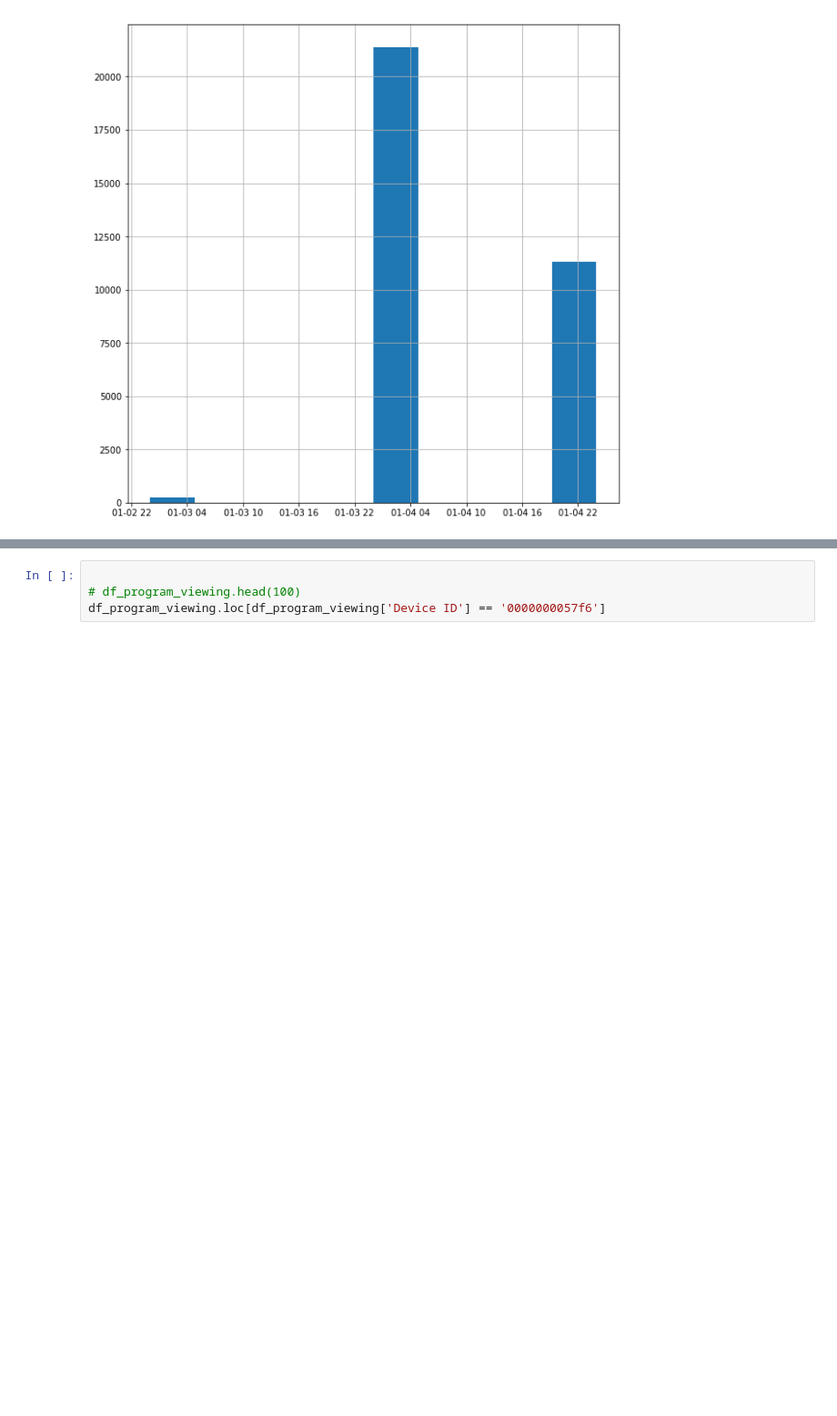
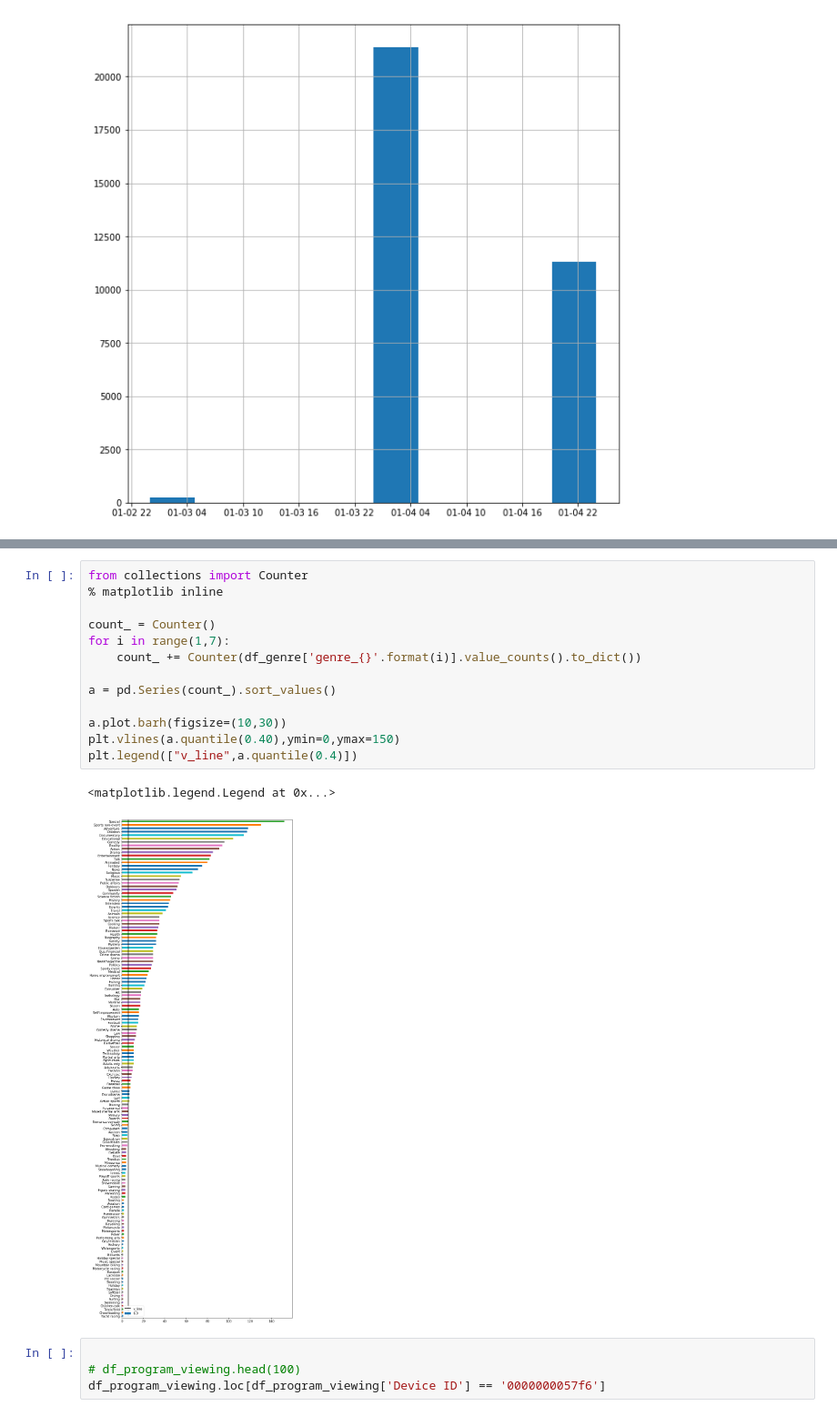
Before and after one commit to bareini/Genre-Prediction-with-Structured-Models, a Jupyter notebook: ml_project.ipynb, the cells around one changed output, grey strips where cells are left out. Shown at 91% size. Cells and saved outputs as stored; diff of their text form; blank space fills up the shorter version.

```diff
--- a/ml_project.ipynb
+++ b/ml_project.ipynb
@@ -59,3 +66,19 @@ TypeError: unhashable type: 'slice'
+# %%
+from collections import Counter
+% matplotlib inline
+
+count_ = Counter()
+for i in range(1,7):
+    count_ += Counter(df_genre['genre_{}'.format(i)].value_counts().to_dict())
+
+a = pd.Series(count_).sort_values()
+
+a.plot.barh(figsize=(10,30))
+plt.vlines(a.quantile(0.40),ymin=0,ymax=150)
+plt.legend(["v_line",a.quantile(0.4)])
+# %% [output]
+<matplotlib.legend.Legend at 0x...>
+[figure, added]
 # %%
 
 # df_program_viewing.head(100)
```
Also changed, not shown: parts of 2 cells of this notebook, 5 other files.
